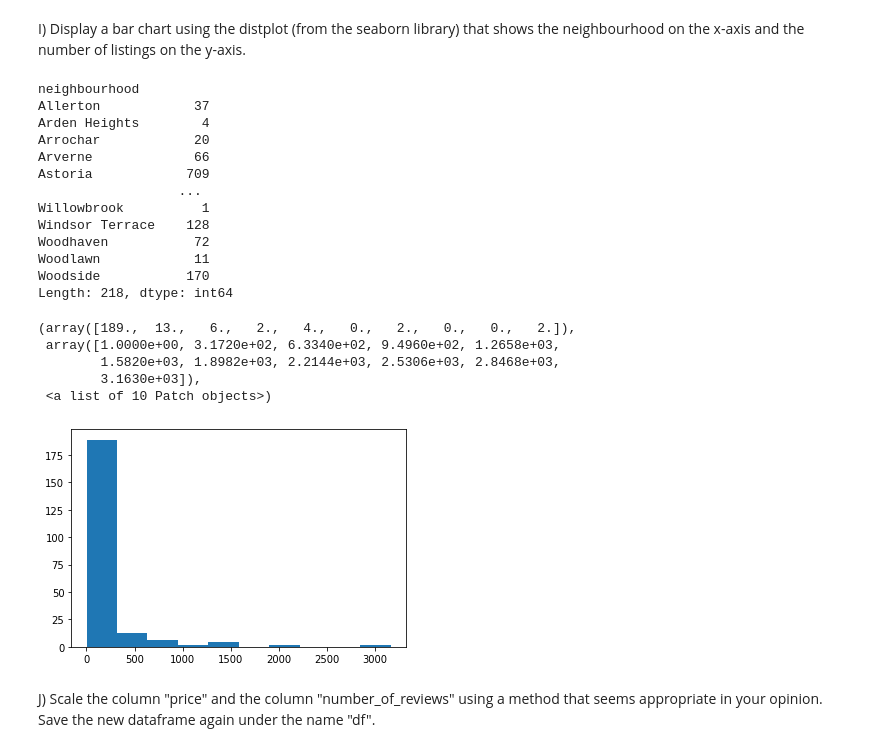
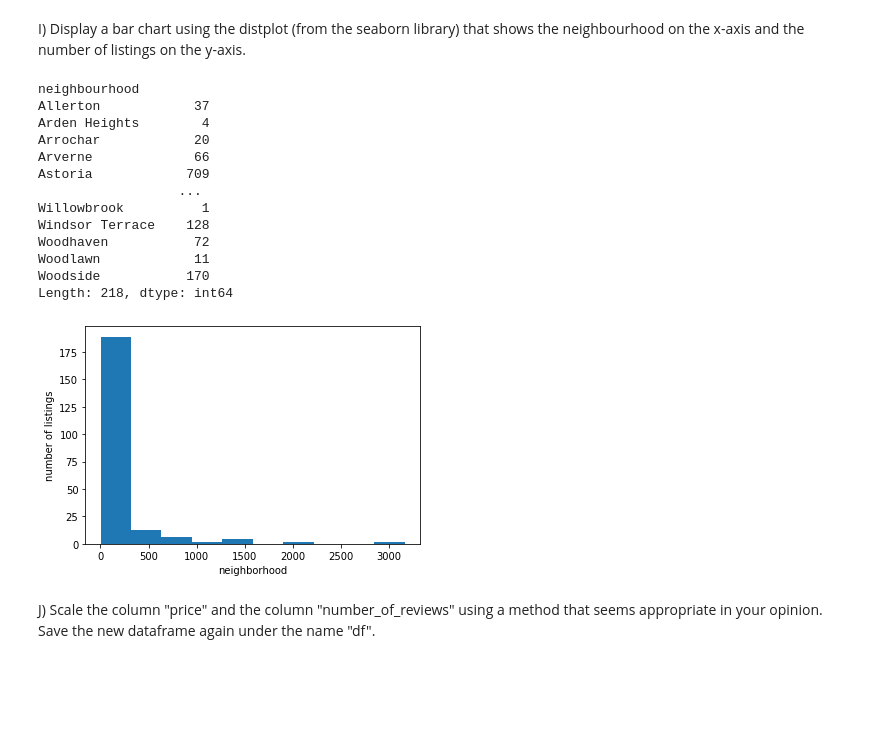
Before and after one commit to kesin-wang/xin6230, a Jupyter notebook: TechLabs Data Science Exam.ipynb, the cells around one changed output. Drawn from its saved outputs; the diff is of its cells as text; code cells hidden in the pictures; blank space fills up the shorter version.

```diff
--- a/TechLabs Data Science Exam.ipynb
+++ b/TechLabs Data Science Exam.ipynb
@@ -267,27 +267,25 @@ I) Display a bar chart using the distplot (from the seaborn library) that shows
 # %%
 group_list = df.groupby("neighbourhood").size()
 print(group_list)
 plt.hist(group_list)
+plt.xlabel('neighborhood')
+plt.ylabel('number of listings')
+plt.show()
 # %% [output]
 neighbourhood
 Allerton            37
 Arden Heights        4
 Arrochar            20
 Arverne             66
 Astoria            709
                   ...
 Willowbrook          1
 Windsor Terrace    128
 Woodhaven           72
 Woodlawn            11
 Woodside           170
 Length: 218, dtype: int64
-(array([189.,  13.,   6.,   2.,   4.,   0.,   2.,   0.,   0.,   2.]),
- array([1.0000e+00, 3.1720e+02, 6.3340e+02, 9.4960e+02, 1.2658e+03,
-        1.5820e+03, 1.8982e+03, 2.2144e+03, 2.5306e+03, 2.8468e+03,
-        3.1630e+03]),
- <a list of 10 Patch objects>)
-[figure, old version]
+[figure, new version]
 # %% [markdown]
 J) Scale the column "price" and the column "number_of_reviews" using a method that seems appropriate in your opinion. </p>
 Save the new dataframe again under the name "df".
```
